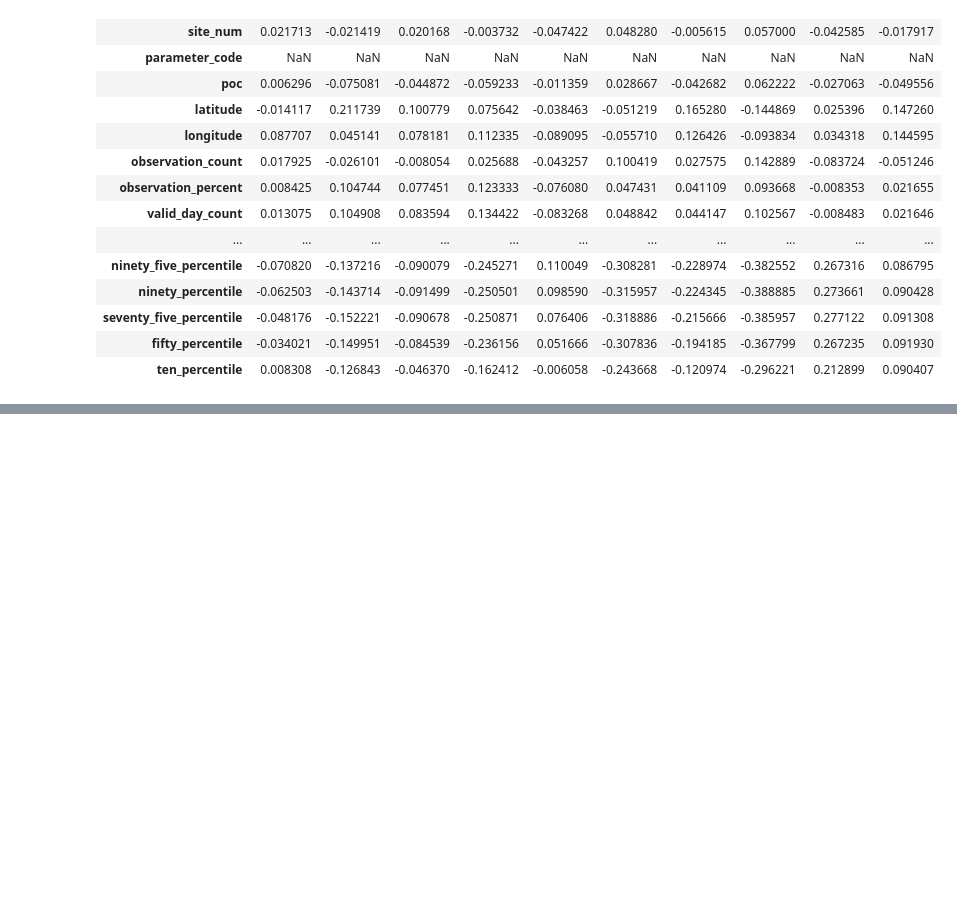
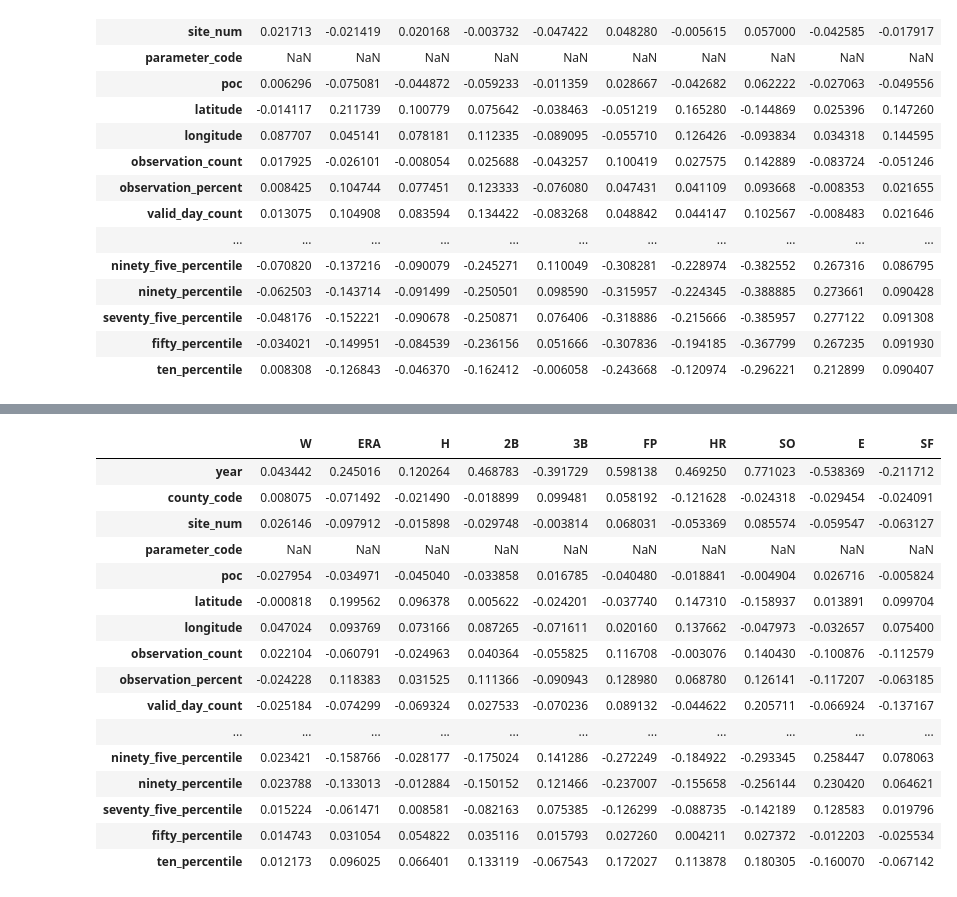
Before and after one commit to NathanMcKenna/SabermetricsProject, a Jupyter notebook: AirQualityEffect.ipynb, the cells around one changed output, grey strips where cells are left out. Saved outputs shown, nothing was run; the diff lists cells and outputs as text; code cells hidden in the pictures; blank space fills up the shorter version.

Commit message:
Finished individual correlation for carbon monoxide, ozone, etc

```diff
--- a/AirQualityEffect.ipynb
+++ b/AirQualityEffect.ipynb
@@ -136,0 +135,22 @@ sulfurdioxide_DF.corr().filter(focus).drop(focus)
+# %%
+ozone_DF = merged_DF[merged_DF["parameter_name"] == "Ozone"]
+focus = ['W','ERA',"H","2B","3B","FP","HR","SO","E","SF"]
+ozone_DF.corr().filter(focus).drop(focus)
+# %% [output]
+|  | W | ERA | H | 2B | 3B | FP | HR | SO | E | SF |
+| year | 0.043442 | 0.245016 | 0.120264 | 0.468783 | -0.391729 | 0.598138 | 0.469250 | 0.771023 | -0.538369 | -0.211712 |
+| county_code | 0.008075 | -0.071492 | -0.021490 | -0.018899 | 0.099481 | 0.058192 | -0.121628 | -0.024318 | -0.029454 | -0.024091 |
+| site_num | 0.026146 | -0.097912 | -0.015898 | -0.029748 | -0.003814 | 0.068031 | -0.053369 | 0.085574 | -0.059547 | -0.063127 |
+| parameter_code | NaN | NaN | NaN | NaN | NaN | NaN | NaN | NaN | NaN | NaN |
+| poc | -0.027954 | -0.034971 | -0.045040 | -0.033858 | 0.016785 | -0.040480 | -0.018841 | -0.004904 | 0.026716 | -0.005824 |
+| latitude | -0.000818 | 0.199562 | 0.096378 | 0.005622 | -0.024201 | -0.037740 | 0.147310 | -0.158937 | 0.013891 | 0.099704 |
+| longitude | 0.047024 | 0.093769 | 0.073166 | 0.087265 | -0.071611 | 0.020160 | 0.137662 | -0.047973 | -0.032657 | 0.075400 |
+| observation_count | 0.022104 | -0.060791 | -0.024963 | 0.040364 | -0.055825 | 0.116708 | -0.003076 | 0.140430 | -0.100876 | -0.112579 |
+| observation_percent | -0.024228 | 0.118383 | 0.031525 | 0.111366 | -0.090943 | 0.128980 | 0.068780 | 0.126141 | -0.117207 | -0.063185 |
+| valid_day_count | -0.025184 | -0.074299 | -0.069324 | 0.027533 | -0.070236 | 0.089132 | -0.044622 | 0.205711 | -0.066924 | -0.137167 |
+| ... | ... | ... | ... | ... | ... | ... | ... | ... | ... | ... |
+| ninety_five_percentile | 0.023421 | -0.158766 | -0.028177 | -0.175024 | 0.141286 | -0.272249 | -0.184922 | -0.293345 | 0.258447 | 0.078063 |
+| ninety_percentile | 0.023788 | -0.133013 | -0.012884 | -0.150152 | 0.121466 | -0.237007 | -0.155658 | -0.256144 | 0.230420 | 0.064621 |
+| seventy_five_percentile | 0.015224 | -0.061471 | 0.008581 | -0.082163 | 0.075385 | -0.126299 | -0.088735 | -0.142189 | 0.128583 | 0.019796 |
+| fifty_percentile | 0.014743 | 0.031054 | 0.054822 | 0.035116 | 0.015793 | 0.027260 | 0.004211 | 0.027372 | -0.012203 | -0.025534 |
+| ten_percentile | 0.012173 | 0.096025 | 0.066401 | 0.133119 | -0.067543 | 0.172027 | 0.113878 | 0.180305 | -0.160070 | -0.067142 |
```
Also changed, not shown: parts of 4 cells of this notebook.
